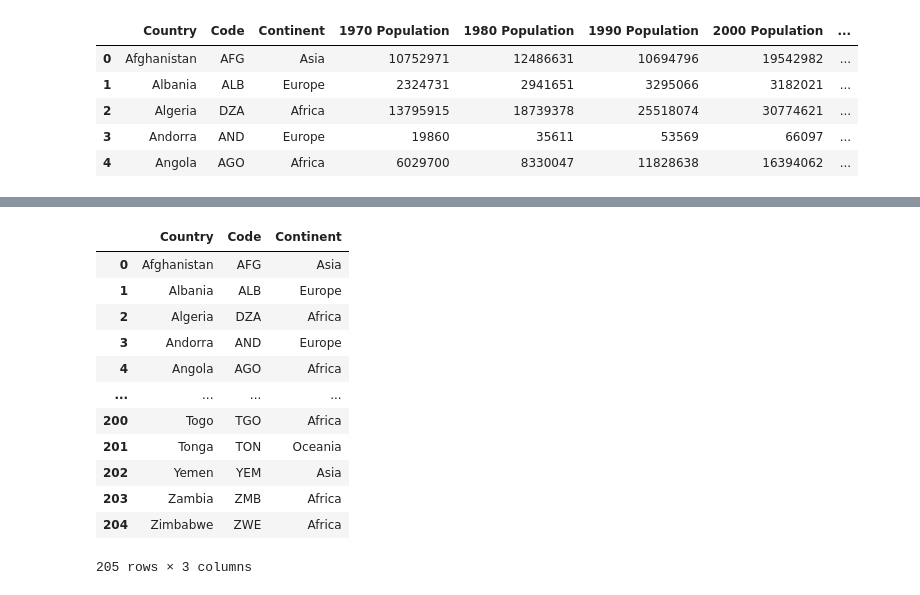
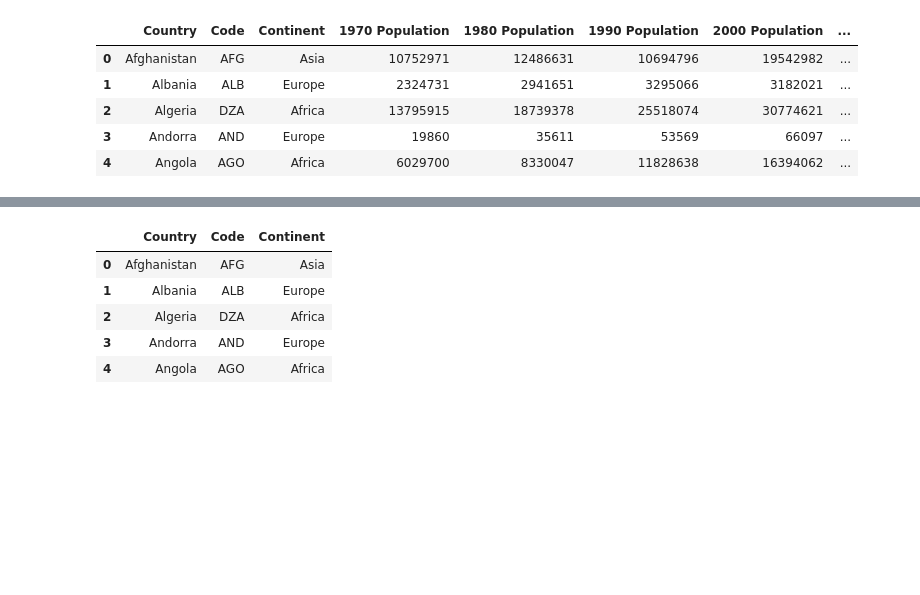
Before and after one commit to ddaniel2024/Project-3, a Jupyter notebook: notebook.ipynb, the cells around one changed output, grey strips where cells are left out. Saved outputs shown, nothing was run; the diff lists cells and outputs as text; code cells hidden in the pictures; blank space fills up the shorter version.

```diff
--- a/notebook.ipynb
+++ b/notebook.ipynb
@@ -62,6 +62,8 @@ del emissions_df["_id"]
 
 emissions_df = emissions_df.rename(columns= {"ISO 3166-1 alpha-3" : "Code"})
 
+emissions_df = emissions_df.loc[emissions_df["Country"] != "St. Kitts-Nevis-Anguilla"]
+
 emissions_df.head()
 # %% [output]
 |  | Country | Code | Year | Total | Coal | Oil | Gas | Cement | Flaring | Other |
@@ -177,6 +183,8 @@ population_df_cleaned = population_df_cleaned[["Country/Territory", "Code", "Con
 
 population_df_cleaned = population_df_cleaned.rename(columns= {"Country/Territory" : "Country"})
 
+population_df_cleaned = population_df_cleaned.sort_values("Country")
+
 population_df_cleaned = population_df_cleaned.reset_index(drop=True)
 
 population_df_cleaned.head()
@@ -207,21 +217,18 @@ gdp_df_cleaned.head()
 # %%
 countries_df = population_df_cleaned[["Country", "Code", "Continent"]]
 
-countries_df
+countries_df = countries_df.sort_values("Country")
+
+countries_df = countries_df.reset_index(drop=True)
+
+countries_df.head()
 
 #https://sparkbyexamples.com/python/convert-python-list-to-json/
 # %% [output]
 |  | Country | Code | Continent |
 | 0 | Afghanistan | AFG | Asia |
 | 1 | Albania | ALB | Europe |
 | 2 | Algeria | DZA | Africa |
 | 3 | Andorra | AND | Europe |
 | 4 | Angola | AGO | Africa |
-| ... | ... | ... | ... |
-| 200 | Togo | TGO | Africa |
-| 201 | Tonga | TON | Oceania |
-| 202 | Yemen | YEM | Asia |
-| 203 | Zambia | ZMB | Africa |
-| 204 | Zimbabwe | ZWE | Africa |
-205 rows × 3 columns
 # %%
```
Also changed, not shown: parts of 4 cells of this notebook, 4 other files.
